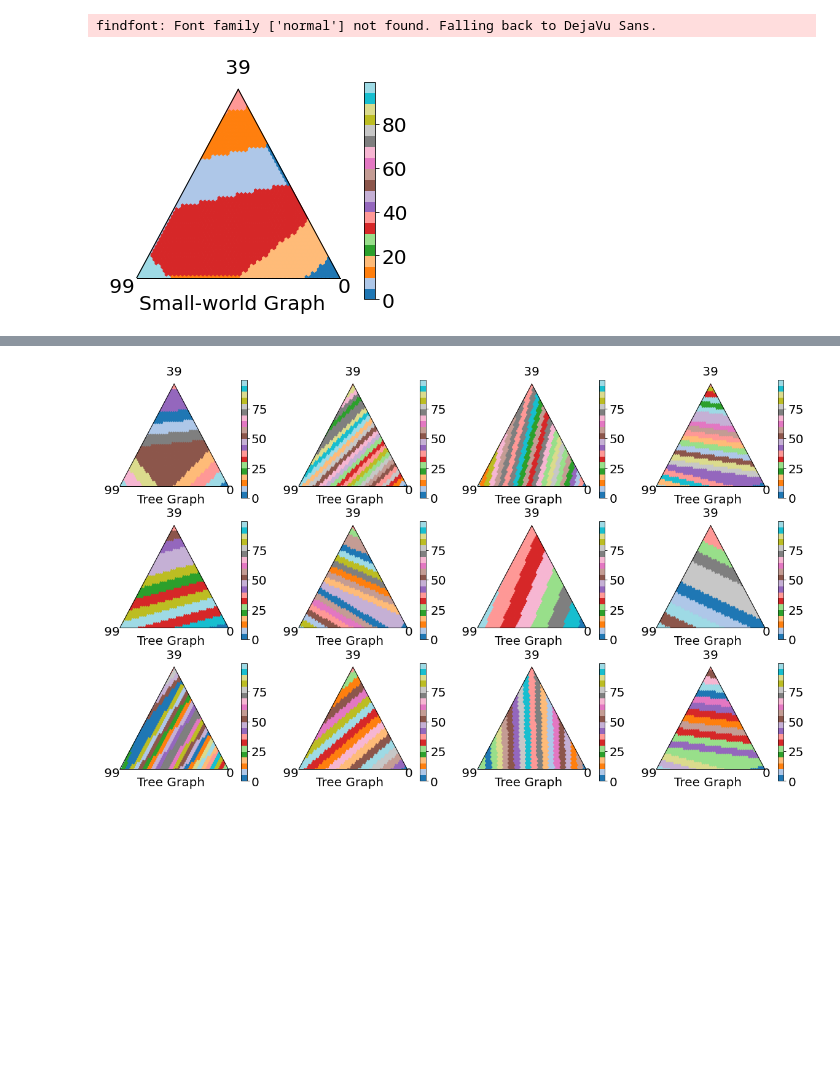
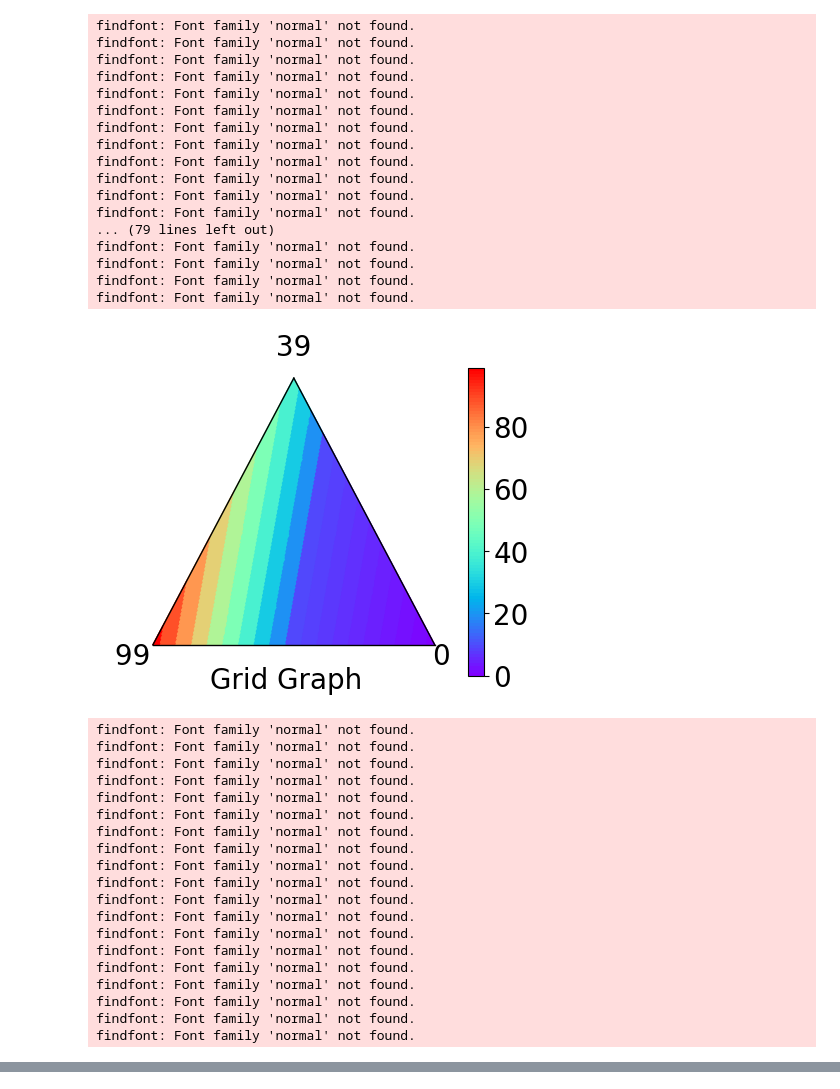
Before and after one commit to SprocketLab/loki, a Jupyter notebook: ternary/main.ipynb, the cells around one changed output, grey strips where cells are left out. Drawn from its saved outputs; the diff is of its cells as text; code cells hidden in the pictures; blank space fills up the shorter version.

```diff
--- a/ternary/main.ipynb
+++ b/ternary/main.ipynb
@@ -13,8 +13,8 @@ from functools import partial
 
 n = 100
 
-G = nx.connected_watts_strogatz_graph(n=n, k=5, p=0.8)
-#G = nx.grid_graph(dim=(10, 10))
+#G = nx.connected_watts_strogatz_graph(n=n, k=5, p=0.8)
+G = nx.grid_graph(dim=(10, 10))
 #G = nx.random_tree(n)
 
 d = nx.floyd_warshall_numpy(G)
@@ -38,51 +38,87 @@ def frechet_mean(p, d2):
 
 
 
-font = {'family' : 'normal',
-        'weight' : 'normal',
-        'size'   : 20}
+font = {'size'   : 20}
 
 matplotlib.rc('font', **font)
 
-scale = 50
+scale = 200
 figure, tax = ternary.figure(scale=scale)
 figure.set_size_inches(5, 4)
 tax.heatmapf(
     partial(frechet_mean, d2=d2),
     # argmax,
     boundary=True, style="hexagonal",
-    cmap=cm.get_cmap('tab20', n))
+    cmap=cm.get_cmap('rainbow', n))
 tax.boundary(linewidth=1.0)
 #tax.set_title("Loki class predictions")
-tax.bottom_axis_label("Small-world Graph", offset=0.1)
+#tax.bottom_axis_label("Small-world Graph", offset=0.1)
+tax.bottom_axis_label("Grid Graph", offset=0.1)
+#tax.bottom_axis_label("Tree Graph", offset=0.1)
+
 tax.right_corner_label("0   ")
 tax.top_corner_label(f" {mid} ")
 tax.left_corner_label(" 99 ")
 #tax.ticks(axis='lbr', linewidth=1, multiple=5)
 tax.clear_matplotlib_ticks()
 tax.get_axes().axis('off')
 
 tax.savefig('frechet.pdf')
 
-scale = 50
+scale = 200
 figure, tax = ternary.figure(scale=scale)
 figure.set_size_inches(5, 4)
 tax.heatmapf(
     #partial(frechet_mean, d2=d2),
     argmax,
     boundary=True, style="hexagonal",
-    cmap=cm.get_cmap('tab20', n))
+    cmap=cm.get_cmap('rainbow', n))
 tax.boundary(linewidth=1.0)
 #tax.set_title("argmax class predictions")
 tax.bottom_axis_label("argmax", offset=0.1)
 tax.right_corner_label("0   ")
 tax.top_corner_label(f" {mid} ")
 tax.left_corner_label(" 99 ")
 #tax.ticks(axis='lbr', linewidth=1, multiple=5)
 tax.clear_matplotlib_ticks()
 tax.get_axes().axis('off')
 
 tax.savefig('argmax.pdf')
 # %% [output]
-findfont: Font family ['normal'] not found. Falling back to DejaVu Sans.
+findfont: Font family 'normal' not found.
+findfont: Font family 'normal' not found.
+findfont: Font family 'normal' not found.
+findfont: Font family 'normal' not found.
+findfont: Font family 'normal' not found.
+findfont: Font family 'normal' not found.
+findfont: Font family 'normal' not found.
+findfont: Font family 'normal' not found.
+findfont: Font family 'normal' not found.
+findfont: Font family 'normal' not found.
+findfont: Font family 'normal' not found.
+findfont: Font family 'normal' not found.
+... (79 lines left out)
+findfont: Font family 'normal' not found.
+findfont: Font family 'normal' not found.
+findfont: Font family 'normal' not found.
+findfont: Font family 'normal' not found.
-[figure, old version]
+[figure, new version]
+findfont: Font family 'normal' not found.
+findfont: Font family 'normal' not found.
+findfont: Font family 'normal' not found.
+findfont: Font family 'normal' not found.
+findfont: Font family 'normal' not found.
+findfont: Font family 'normal' not found.
+findfont: Font family 'normal' not found.
+findfont: Font family 'normal' not found.
+findfont: Font family 'normal' not found.
+findfont: Font family 'normal' not found.
+findfont: Font family 'normal' not found.
+findfont: Font family 'normal' not found.
+findfont: Font family 'normal' not found.
+findfont: Font family 'normal' not found.
+findfont: Font family 'normal' not found.
+findfont: Font family 'normal' not found.
+findfont: Font family 'normal' not found.
+findfont: Font family 'normal' not found.
+findfont: Font family 'normal' not found.
@@ -151,8 +187,6 @@ for i in range(len(axs)):
         tax.get_axes().axis('off')
 
         #tax.savefig('frechet.pdf')
-# %% [output]
-[figure, removed]
 # %%
 
 import matplotlib
```
Also changed, not shown: parts of 9 cells of this notebook, 8 other files.
